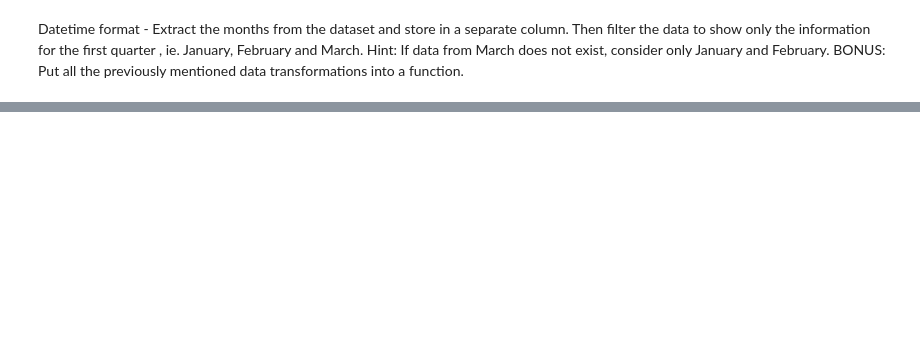
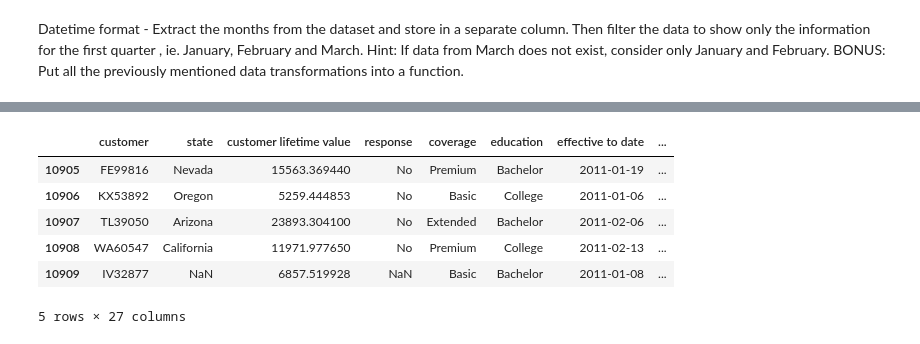
Before and after one commit to Mahnaz-Meem/lab4-customer-analysis-round-2, a Jupyter notebook: Lab4-customer-analysis-round-2.ipynb, the cells around one changed output, grey strips where cells are left out. Saved outputs shown, nothing was run; the diff lists cells and outputs as text; code cells hidden in the pictures; blank space fills up the shorter version.

```diff
--- a/Lab4-customer-analysis-round-2.ipynb
+++ b/Lab4-customer-analysis-round-2.ipynb
@@ -183,0 +255,12 @@ effective to date
+# %%
+data1['quarter'] = data1['effective to date'].dt.quarter
+# %%
+display(data1.tail())
+# %% [output]
+|  | customer | state | customer lifetime value | response | coverage | education | effective to date | ... |
+| 10905 | FE99816 | Nevada | 15563.369440 | No | Premium | Bachelor | 2011-01-19 | ... |
+| 10906 | KX53892 | Oregon | 5259.444853 | No | Basic | College | 2011-01-06 | ... |
+| 10907 | TL39050 | Arizona | 23893.304100 | No | Extended | Bachelor | 2011-02-06 | ... |
+| 10908 | WA60547 | California | 11971.977650 | No | Premium | College | 2011-02-13 | ... |
+| 10909 | IV32877 | NaN | 6857.519928 | NaN | Basic | Bachelor | 2011-01-08 | ... |
+5 rows × 27 columns
```
Also changed, not shown: parts of 10 cells of this notebook.
